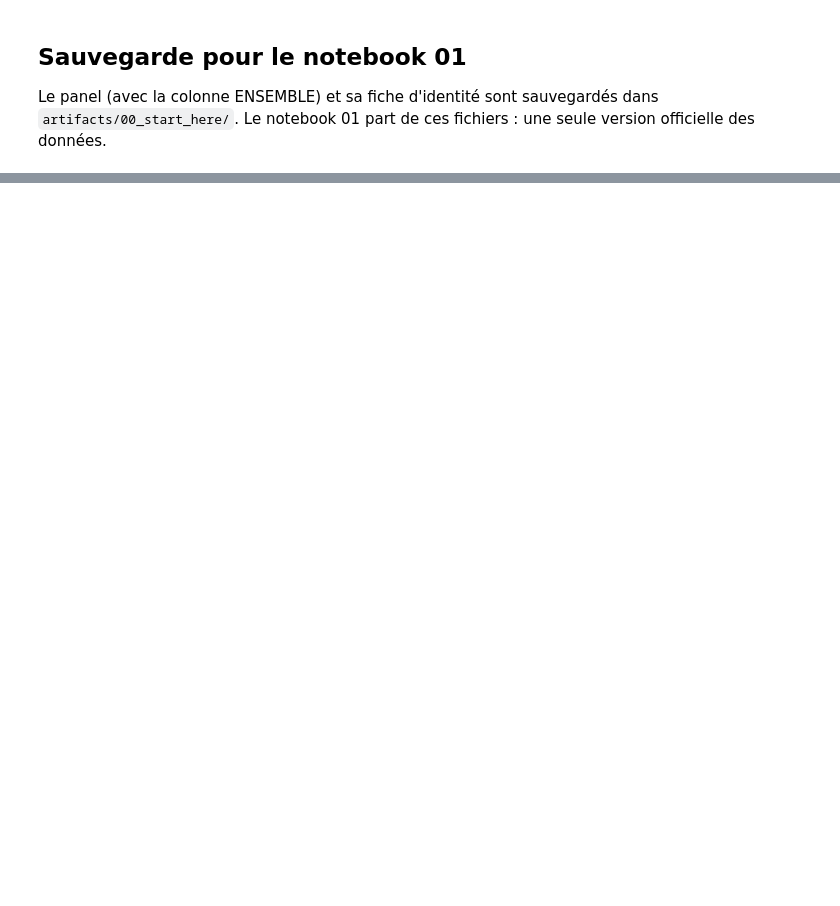
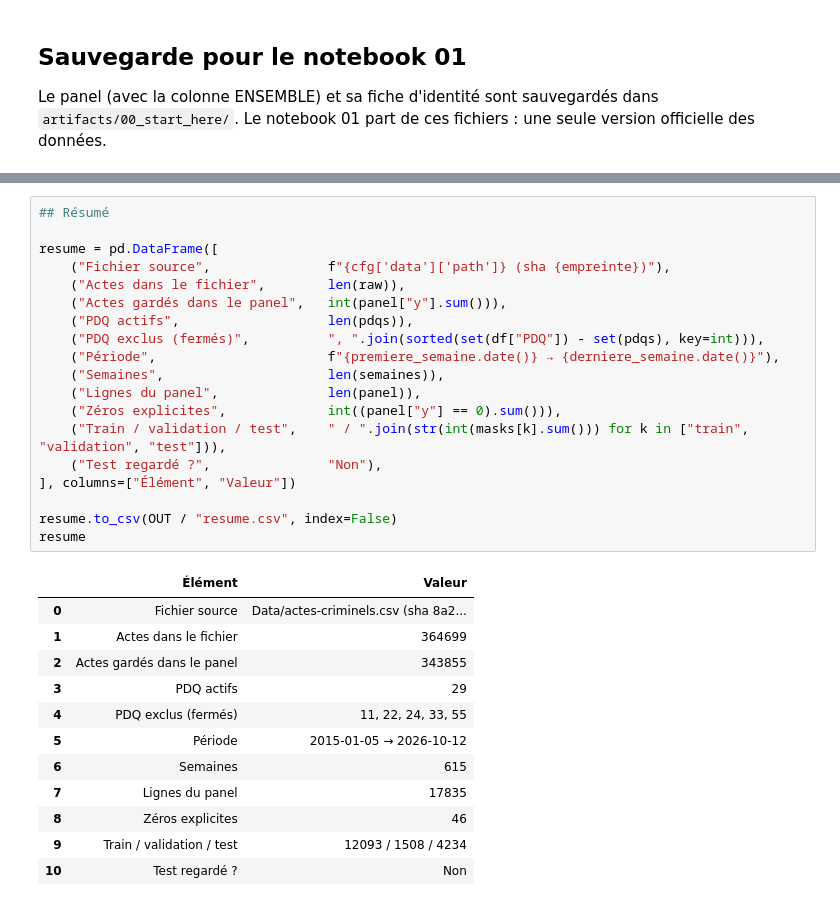
Before and after one commit to mirecloud/criminal-work, a Jupyter notebook: notebooks/00_start_here.ipynb, the cells around one changed output, grey strips where cells are left out. Saved outputs shown, nothing was run; the diff lists cells and outputs as text; blank space fills up the shorter version.

Commit message:
Notebook 00 : contrat, sauvegarde du panel et résumé

```diff
--- a/notebooks/00_start_here.ipynb
+++ b/notebooks/00_start_here.ipynb
@@ -366,0 +382,32 @@ print(relu.dtypes)
+# %%
+## Résumé
+
+resume = pd.DataFrame([
+    ("Fichier source",               f"{cfg['data']['path']} (sha {empreinte})"),
+    ("Actes dans le fichier",        len(raw)),
+    ("Actes gardés dans le panel",   int(panel["y"].sum())),
+    ("PDQ actifs",                   len(pdqs)),
+    ("PDQ exclus (fermés)",          ", ".join(sorted(set(df["PDQ"]) - set(pdqs), key=int))),
+    ("Période",                      f"{premiere_semaine.date()} → {derniere_semaine.date()}"),
+    ("Semaines",                     len(semaines)),
+    ("Lignes du panel",              len(panel)),
+    ("Zéros explicites",             int((panel["y"] == 0).sum())),
+    ("Train / validation / test",    " / ".join(str(int(masks[k].sum())) for k in ["train", "validation", "test"])),
+    ("Test regardé ?",               "Non"),
+], columns=["Élément", "Valeur"])
+
+resume.to_csv(OUT / "resume.csv", index=False)
+resume
+# %% [output]
+|  | Élément | Valeur |
+| 0 | Fichier source | Data/actes-criminels.csv (sha 8a2... |
+| 1 | Actes dans le fichier | 364699 |
+| 2 | Actes gardés dans le panel | 343855 |
+| 3 | PDQ actifs | 29 |
+| 4 | PDQ exclus (fermés) | 11, 22, 24, 33, 55 |
+| 5 | Période | 2015-01-05 → 2026-10-12 |
+| 6 | Semaines | 615 |
+| 7 | Lignes du panel | 17835 |
+| 8 | Zéros explicites | 46 |
+| 9 | Train / validation / test | 12093 / 1508 / 4234 |
+| 10 | Test regardé ? | Non |
```
Also changed, not shown: parts of 5 cells of this notebook.
